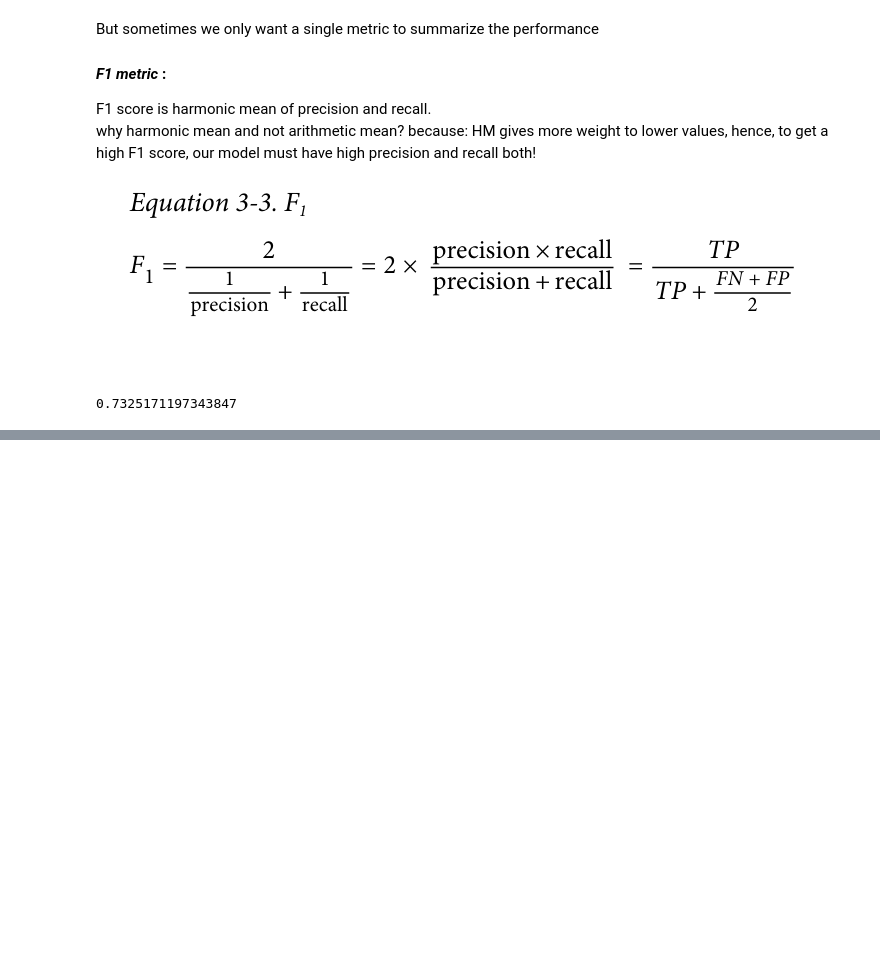
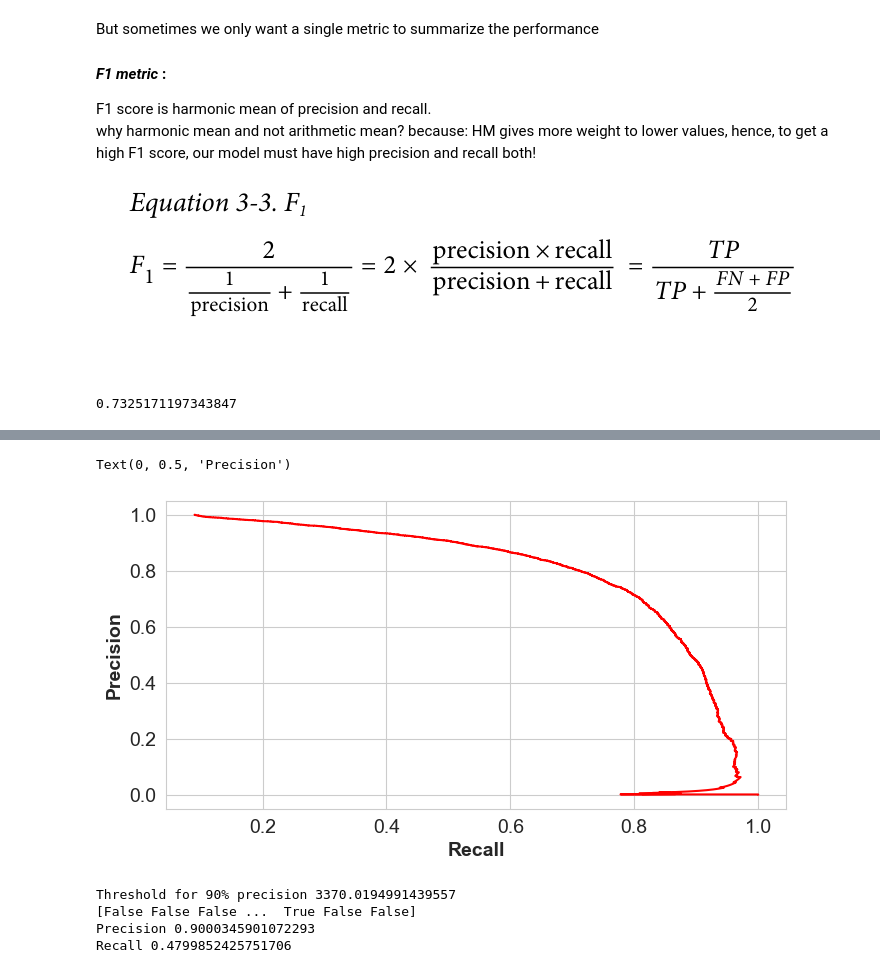
Before and after one commit to ArunNegi112/Machine_Learning, a Jupyter notebook: 3_Classification/1_classification.ipynb, the cells around one changed output, grey strips where cells are left out. Cells and saved outputs as stored; diff of their text form; code cells hidden in the pictures; blank space fills up the shorter version.

```diff
--- a/3_Classification/1_classification.ipynb
+++ b/3_Classification/1_classification.ipynb
@@ -426,0 +499,29 @@ Shoplifter detection: It's okay to flag some innocent people (low precision) as
+# %%
+# Another way of plotting better precision-recall trade off
+plt.plot(precision,recall,'r')
+plt.xlabel('Recall',fontweight='bold')
+plt.ylabel('Precision',fontweight='bold')
+# %% [output]
+Text(0, 0.5, 'Precision')
+[figure, added]
+# %%
+## To have predictions with more than 90% precision
+
+threshold_for_90_precision = threshold[np.argmax(precision>=.90)]   # .argmax returns index of max value in the given array
+print("Threshold for 90% precision",threshold_for_90_precision)
+
+
+y_pred_for_90_precision = (y_scores>=threshold_for_90_precision)
+print(y_pred_for_90_precision)
+
+# check
+precision_score_new = precision_score(y_train_5,y_pred_for_90_precision)
+recall_score_new = recall_score(y_train_5,y_pred_for_90_precision)
+
+print("Precision",precision_score_new)
+print("Recall",recall_score_new)
+# %% [output]
+Threshold for 90% precision 3370.0194991439557
+[False False False ...  True False False]
+Precision 0.9000345901072293
+Recall 0.4799852425751706
```
Also changed, not shown: parts of 17 cells of this notebook.
